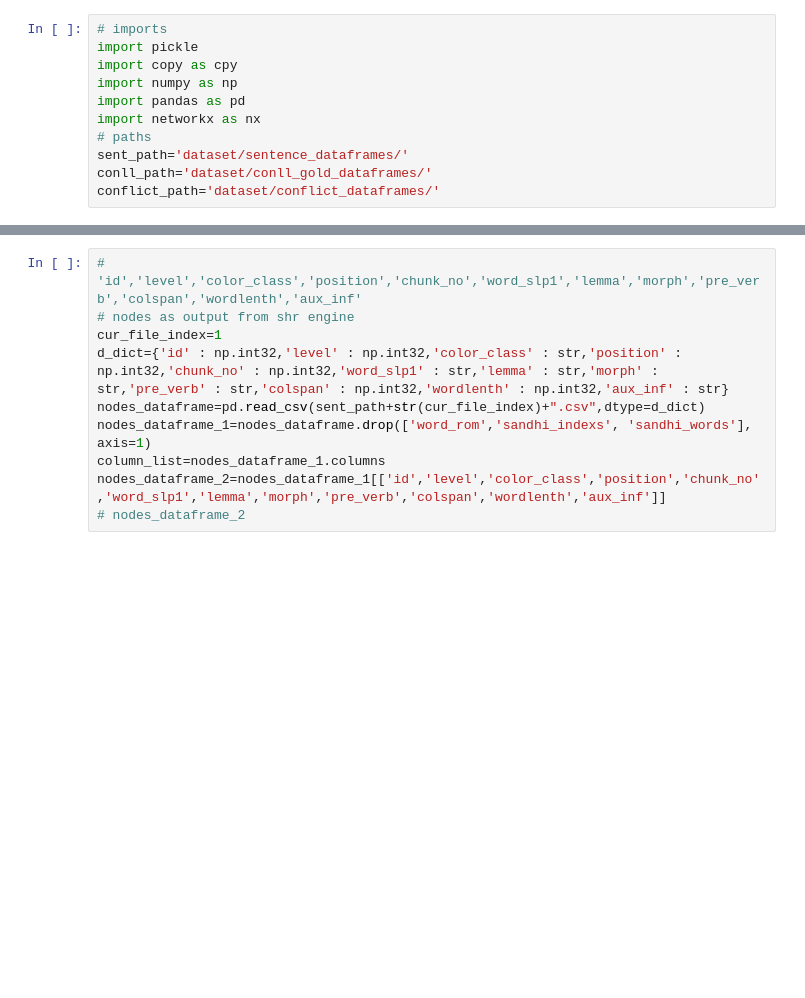
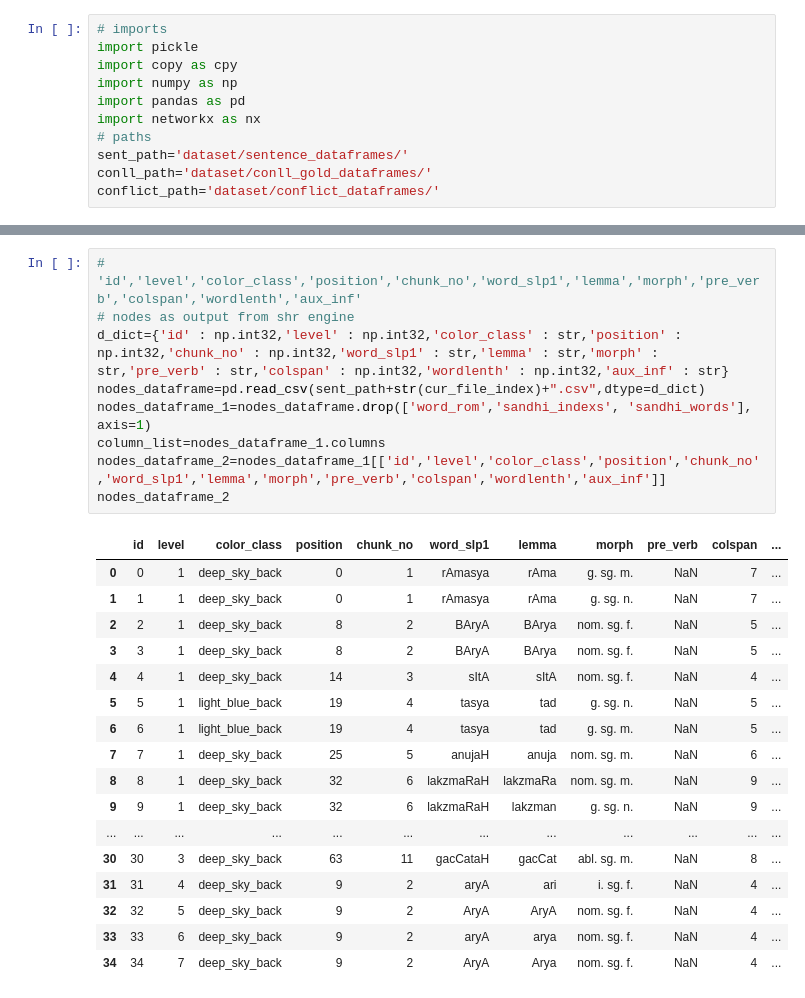
Before and after one commit to SrinivasReddyMandala/dependency-parser-for-sanskrit, a Jupyter notebook: phase-1/data_viewer.ipynb, the cells around one changed output, grey strips where cells are left out. Drawn from its saved outputs; the diff is of its cells as text; blank space fills up the shorter version.

```diff
--- a/phase-1/data_viewer.ipynb
+++ b/phase-1/data_viewer.ipynb
@@ -22,13 +34,30 @@ conll_dataframe_1=conll_dataframe.drop(['true_node'], axis=1)
 # %%
 # 'id','level','color_class','position','chunk_no','word_slp1','lemma','morph','pre_verb','colspan','wordlenth','aux_inf'
 # nodes as output from shr engine
-cur_file_index=1
 d_dict={'id' : np.int32,'level' : np.int32,'color_class' : str,'position' : np.int32,'chunk_no' : np.int32,'word_slp1' : str,'lemma' : str,'morph' : str,'pre_verb' : str,'colspan' : np.int32,'wordlenth' : np.int32,'aux_inf' : str}
 nodes_dataframe=pd.read_csv(sent_path+str(cur_file_index)+".csv",dtype=d_dict)
 nodes_dataframe_1=nodes_dataframe.drop(['word_rom','sandhi_indexs', 'sandhi_words'], axis=1)
 column_list=nodes_dataframe_1.columns
 nodes_dataframe_2=nodes_dataframe_1[['id','level','color_class','position','chunk_no','word_slp1','lemma','morph','pre_verb','colspan','wordlenth','aux_inf']]
-# nodes_dataframe_2
+nodes_dataframe_2
+# %% [output]
+|  | id | level | color_class | position | chunk_no | word_slp1 | lemma | morph | pre_verb | colspan | ... |
+| 0 | 0 | 1 | deep_sky_back | 0 | 1 | rAmasya | rAma | g. sg. m. | NaN | 7 | ... |
+| 1 | 1 | 1 | deep_sky_back | 0 | 1 | rAmasya | rAma | g. sg. n. | NaN | 7 | ... |
+| 2 | 2 | 1 | deep_sky_back | 8 | 2 | BAryA | BArya | nom. sg. f. | NaN | 5 | ... |
+| 3 | 3 | 1 | deep_sky_back | 8 | 2 | BAryA | BArya | nom. sg. f. | NaN | 5 | ... |
+| 4 | 4 | 1 | deep_sky_back | 14 | 3 | sItA | sItA | nom. sg. f. | NaN | 4 | ... |
+| 5 | 5 | 1 | light_blue_back | 19 | 4 | tasya | tad | g. sg. n. | NaN | 5 | ... |
+| 6 | 6 | 1 | light_blue_back | 19 | 4 | tasya | tad | g. sg. m. | NaN | 5 | ... |
+| 7 | 7 | 1 | deep_sky_back | 25 | 5 | anujaH | anuja | nom. sg. m. | NaN | 6 | ... |
+| 8 | 8 | 1 | deep_sky_back | 32 | 6 | lakzmaRaH | lakzmaRa | nom. sg. m. | NaN | 9 | ... |
+| 9 | 9 | 1 | deep_sky_back | 32 | 6 | lakzmaRaH | lakzman | g. sg. n. | NaN | 9 | ... |
+| ... | ... | ... | ... | ... | ... | ... | ... | ... | ... | ... | ... |
+| 30 | 30 | 3 | deep_sky_back | 63 | 11 | gacCataH | gacCat | abl. sg. m. | NaN | 8 | ... |
+| 31 | 31 | 4 | deep_sky_back | 9 | 2 | aryA | ari | i. sg. f. | NaN | 4 | ... |
+| 32 | 32 | 5 | deep_sky_back | 9 | 2 | AryA | AryA | nom. sg. f. | NaN | 4 | ... |
+| 33 | 33 | 6 | deep_sky_back | 9 | 2 | aryA | arya | nom. sg. f. | NaN | 4 | ... |
+| 34 | 34 | 7 | deep_sky_back | 9 | 2 | AryA | Arya | nom. sg. f. | NaN | 4 | ... |
 # %%
 # N X N dataframe where N is number of nodes, same as 'id' in above shr output.
 # 0: no conflict
```
Also changed, not shown: parts of 3 cells of this notebook.
